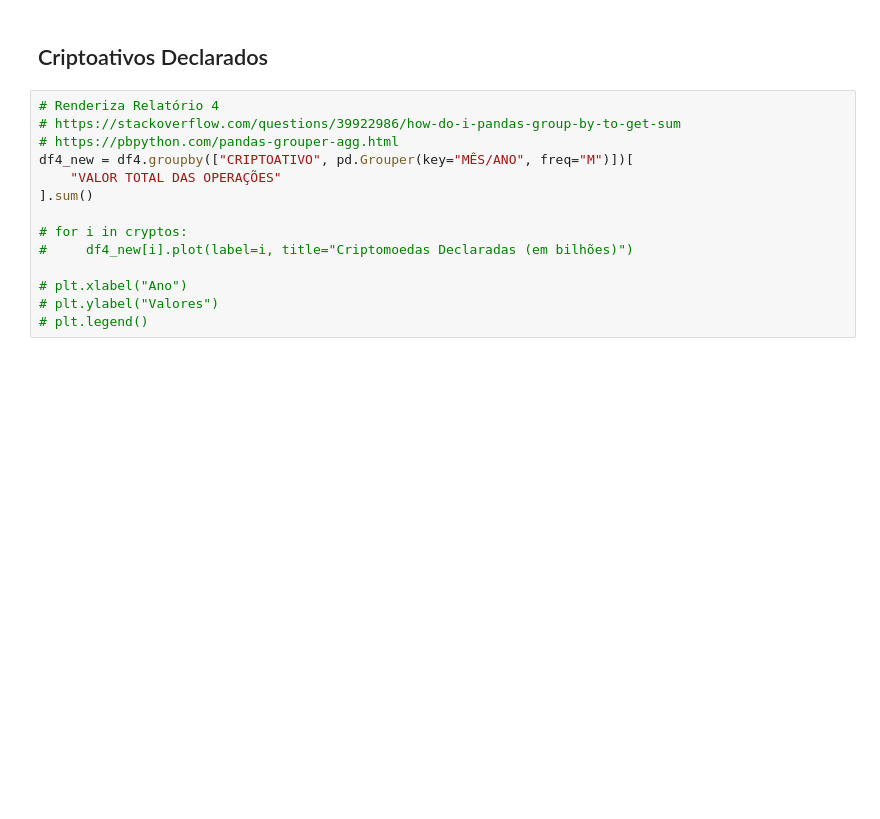
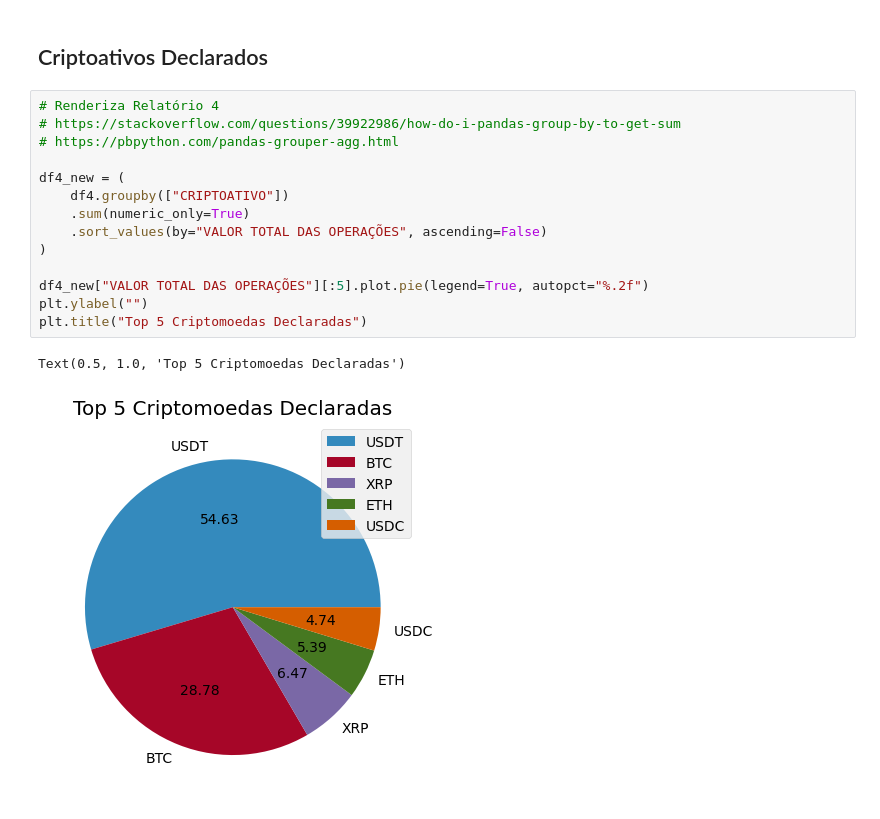
Before and after one commit to thamiresfalbo/tcc-estacio, a Jupyter notebook: notebook/main.ipynb, the cells around one changed output. Saved outputs shown, nothing was run; the diff lists cells and outputs as text; blank space fills up the shorter version.

```diff
--- a/notebook/main.ipynb
+++ b/notebook/main.ipynb
@@ -119,14 +103,17 @@ TypeError: ylabel() missing 1 required positional argument: 'ylabel'
 # %%
 # Renderiza Relatório 4
 # https://stackoverflow.com/questions/39922986/how-do-i-pandas-group-by-to-get-sum
 # https://pbpython.com/pandas-grouper-agg.html
-df4_new = df4.groupby(["CRIPTOATIVO", pd.Grouper(key="MÊS/ANO", freq="M")])[
-    "VALOR TOTAL DAS OPERAÇÕES"
-].sum()
 
-# for i in cryptos:
-#     df4_new[i].plot(label=i, title="Criptomoedas Declaradas (em bilhões)")
+df4_new = (
+    df4.groupby(["CRIPTOATIVO"])
+    .sum(numeric_only=True)
+    .sort_values(by="VALOR TOTAL DAS OPERAÇÕES", ascending=False)
+)
 
-# plt.xlabel("Ano")
-# plt.ylabel("Valores")
-# plt.legend()
+df4_new["VALOR TOTAL DAS OPERAÇÕES"][:5].plot.pie(legend=True, autopct="%.2f")
+plt.ylabel("")
+plt.title("Top 5 Criptomoedas Declaradas")
+# %% [output]
+Text(0.5, 1.0, 'Top 5 Criptomoedas Declaradas')
+[figure, added]
```
Also changed, not shown: parts of 2 cells of this notebook.
